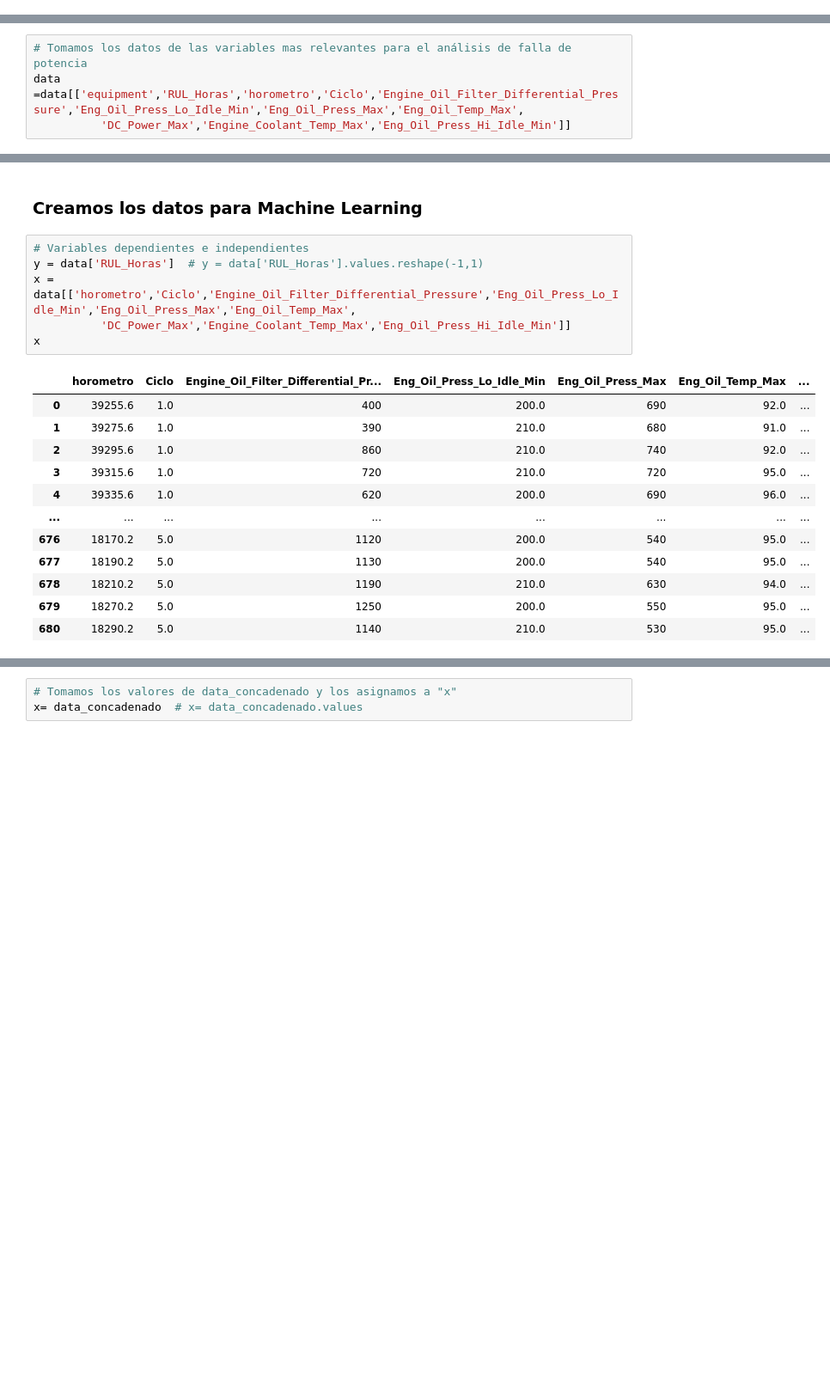
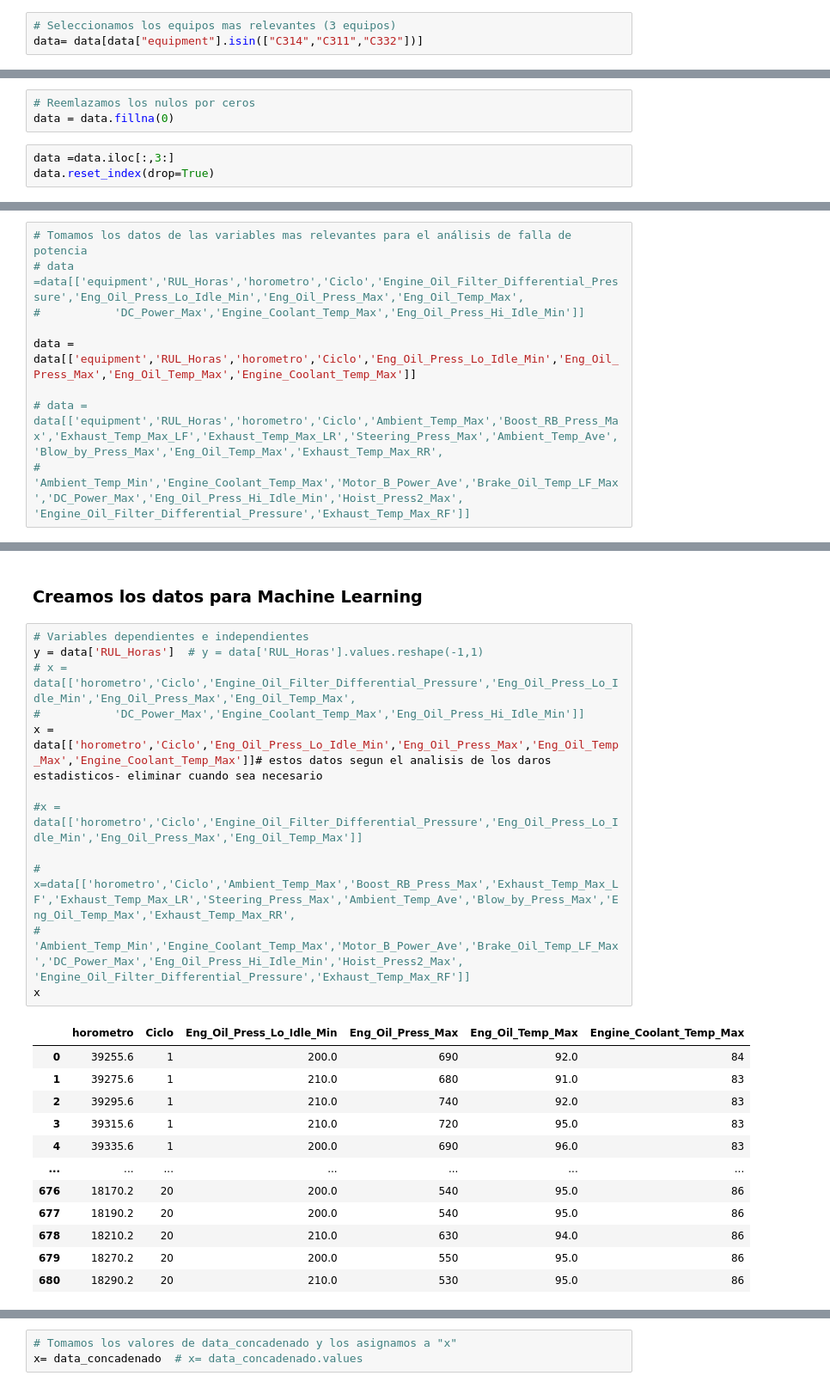
Before and after one commit to ETorresSacha/Prediccion-RULL, a Jupyter notebook: analisis_datos_reto.ipynb, the cells around one changed output, grey strips where cells are left out. Shown at 86% size. Drawn from its saved outputs; the diff is of its cells as text; blank space fills up the shorter version.

```diff
--- a/analisis_datos_reto.ipynb
+++ b/analisis_datos_reto.ipynb
@@ -57,2 +92,5 @@ data.insert(5, "Ciclo", col)       # insertarla en la posición 5
 # %%
 data = data.drop(columns=['rn'])
+# %%
+# Seleccionamos los equipos mas relevantes (3 equipos)
+data= data[data["equipment"].isin(["C314","C311","C332"])]
@@ -58,0 +113,6 @@ data = data.drop(columns=['rn'])
+# %%
+# Reemlazamos los nulos por ceros
+data = data.fillna(0)
+# %%
+data =data.iloc[:,3:]
+data.reset_index(drop=True)
@@ -97,4 +179,9 @@ importancess.head(20)
 # %%
 # Tomamos los datos de las variables mas relevantes para el análisis de falla de potencia
-data =data[['equipment','RUL_Horas','horometro','Ciclo','Engine_Oil_Filter_Differential_Pressure','Eng_Oil_Press_Lo_Idle_Min','Eng_Oil_Press_Max','Eng_Oil_Temp_Max',
-          'DC_Power_Max','Engine_Coolant_Temp_Max','Eng_Oil_Press_Hi_Idle_Min']]
+# data =data[['equipment','RUL_Horas','horometro','Ciclo','Engine_Oil_Filter_Differential_Pressure','Eng_Oil_Press_Lo_Idle_Min','Eng_Oil_Press_Max','Eng_Oil_Temp_Max',
+#           'DC_Power_Max','Engine_Coolant_Temp_Max','Eng_Oil_Press_Hi_Idle_Min']]
+
+data = data[['equipment','RUL_Horas','horometro','Ciclo','Eng_Oil_Press_Lo_Idle_Min','Eng_Oil_Press_Max','Eng_Oil_Temp_Max','Engine_Coolant_Temp_Max']]
+
+# data = data[['equipment','RUL_Horas','horometro','Ciclo','Ambient_Temp_Max','Boost_RB_Press_Max','Exhaust_Temp_Max_LF','Exhaust_Temp_Max_LR','Steering_Press_Max','Ambient_Temp_Ave','Blow_by_Press_Max','Eng_Oil_Temp_Max','Exhaust_Temp_Max_RR',
+# 'Ambient_Temp_Min','Engine_Coolant_Temp_Max','Motor_B_Power_Ave','Brake_Oil_Temp_LF_Max','DC_Power_Max','Eng_Oil_Press_Hi_Idle_Min','Hoist_Press2_Max',	'Engine_Oil_Filter_Differential_Pressure','Exhaust_Temp_Max_RF']]
@@ -211,19 +344,25 @@ encoded_df
 # %%
 # Variables dependientes e independientes
 y = data['RUL_Horas']  # y = data['RUL_Horas'].values.reshape(-1,1)
-x = data[['horometro','Ciclo','Engine_Oil_Filter_Differential_Pressure','Eng_Oil_Press_Lo_Idle_Min','Eng_Oil_Press_Max','Eng_Oil_Temp_Max',
-          'DC_Power_Max','Engine_Coolant_Temp_Max','Eng_Oil_Press_Hi_Idle_Min']]
+# x = data[['horometro','Ciclo','Engine_Oil_Filter_Differential_Pressure','Eng_Oil_Press_Lo_Idle_Min','Eng_Oil_Press_Max','Eng_Oil_Temp_Max',
+#           'DC_Power_Max','Engine_Coolant_Temp_Max','Eng_Oil_Press_Hi_Idle_Min']]
+x = data[['horometro','Ciclo','Eng_Oil_Press_Lo_Idle_Min','Eng_Oil_Press_Max','Eng_Oil_Temp_Max','Engine_Coolant_Temp_Max']]# estos datos segun el analisis de los daros estadisticos- eliminar cuando sea necesario
+
+#x = data[['horometro','Ciclo','Engine_Oil_Filter_Differential_Pressure','Eng_Oil_Press_Lo_Idle_Min','Eng_Oil_Press_Max','Eng_Oil_Temp_Max']]
+
+# x=data[['horometro','Ciclo','Ambient_Temp_Max','Boost_RB_Press_Max','Exhaust_Temp_Max_LF','Exhaust_Temp_Max_LR','Steering_Press_Max','Ambient_Temp_Ave','Blow_by_Press_Max','Eng_Oil_Temp_Max','Exhaust_Temp_Max_RR',
+# 'Ambient_Temp_Min','Engine_Coolant_Temp_Max','Motor_B_Power_Ave','Brake_Oil_Temp_LF_Max','DC_Power_Max','Eng_Oil_Press_Hi_Idle_Min','Hoist_Press2_Max',	'Engine_Oil_Filter_Differential_Pressure','Exhaust_Temp_Max_RF']]
 x
 # %% [output]
-|  | horometro | Ciclo | Engine_Oil_Filter_Differential_Pr... | Eng_Oil_Press_Lo_Idle_Min | Eng_Oil_Press_Max | Eng_Oil_Temp_Max | ... |
-| 0 | 39255.6 | 1.0 | 400 | 200.0 | 690 | 92.0 | ... |
-| 1 | 39275.6 | 1.0 | 390 | 210.0 | 680 | 91.0 | ... |
-| 2 | 39295.6 | 1.0 | 860 | 210.0 | 740 | 92.0 | ... |
-| 3 | 39315.6 | 1.0 | 720 | 210.0 | 720 | 95.0 | ... |
-| 4 | 39335.6 | 1.0 | 620 | 200.0 | 690 | 96.0 | ... |
-| ... | ... | ... | ... | ... | ... | ... | ... |
-| 676 | 18170.2 | 5.0 | 1120 | 200.0 | 540 | 95.0 | ... |
-| 677 | 18190.2 | 5.0 | 1130 | 200.0 | 540 | 95.0 | ... |
-| 678 | 18210.2 | 5.0 | 1190 | 210.0 | 630 | 94.0 | ... |
-| 679 | 18270.2 | 5.0 | 1250 | 200.0 | 550 | 95.0 | ... |
-| 680 | 18290.2 | 5.0 | 1140 | 210.0 | 530 | 95.0 | ... |
+|  | horometro | Ciclo | Eng_Oil_Press_Lo_Idle_Min | Eng_Oil_Press_Max | Eng_Oil_Temp_Max | Engine_Coolant_Temp_Max |
+| 0 | 39255.6 | 1 | 200.0 | 690 | 92.0 | 84 |
+| 1 | 39275.6 | 1 | 210.0 | 680 | 91.0 | 83 |
+| 2 | 39295.6 | 1 | 210.0 | 740 | 92.0 | 83 |
+| 3 | 39315.6 | 1 | 210.0 | 720 | 95.0 | 83 |
+| 4 | 39335.6 | 1 | 200.0 | 690 | 96.0 | 83 |
+| ... | ... | ... | ... | ... | ... | ... |
+| 676 | 18170.2 | 20 | 200.0 | 540 | 95.0 | 86 |
+| 677 | 18190.2 | 20 | 200.0 | 540 | 95.0 | 86 |
+| 678 | 18210.2 | 20 | 210.0 | 630 | 94.0 | 86 |
+| 679 | 18270.2 | 20 | 200.0 | 550 | 95.0 | 86 |
+| 680 | 18290.2 | 20 | 210.0 | 530 | 95.0 | 86 |
```
Also changed, not shown: parts of 24 cells of this notebook.
